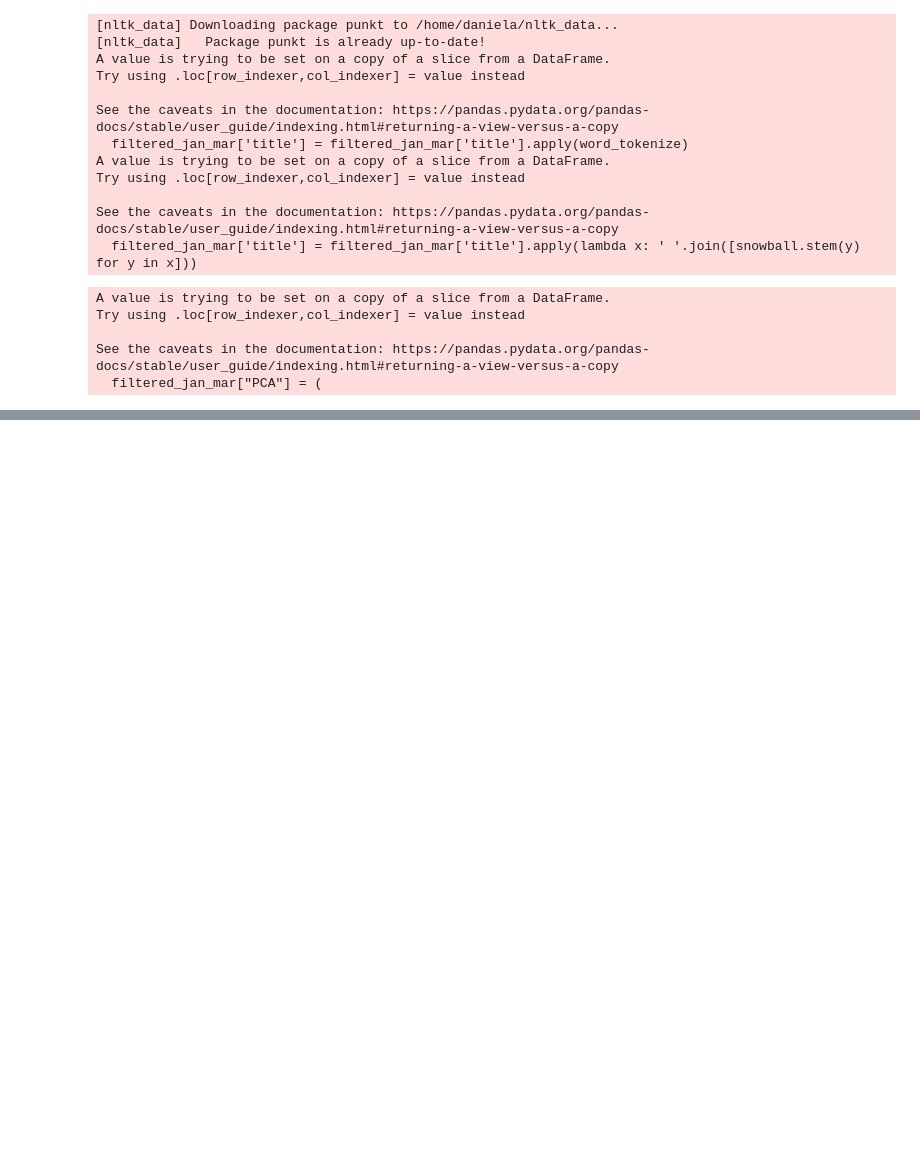
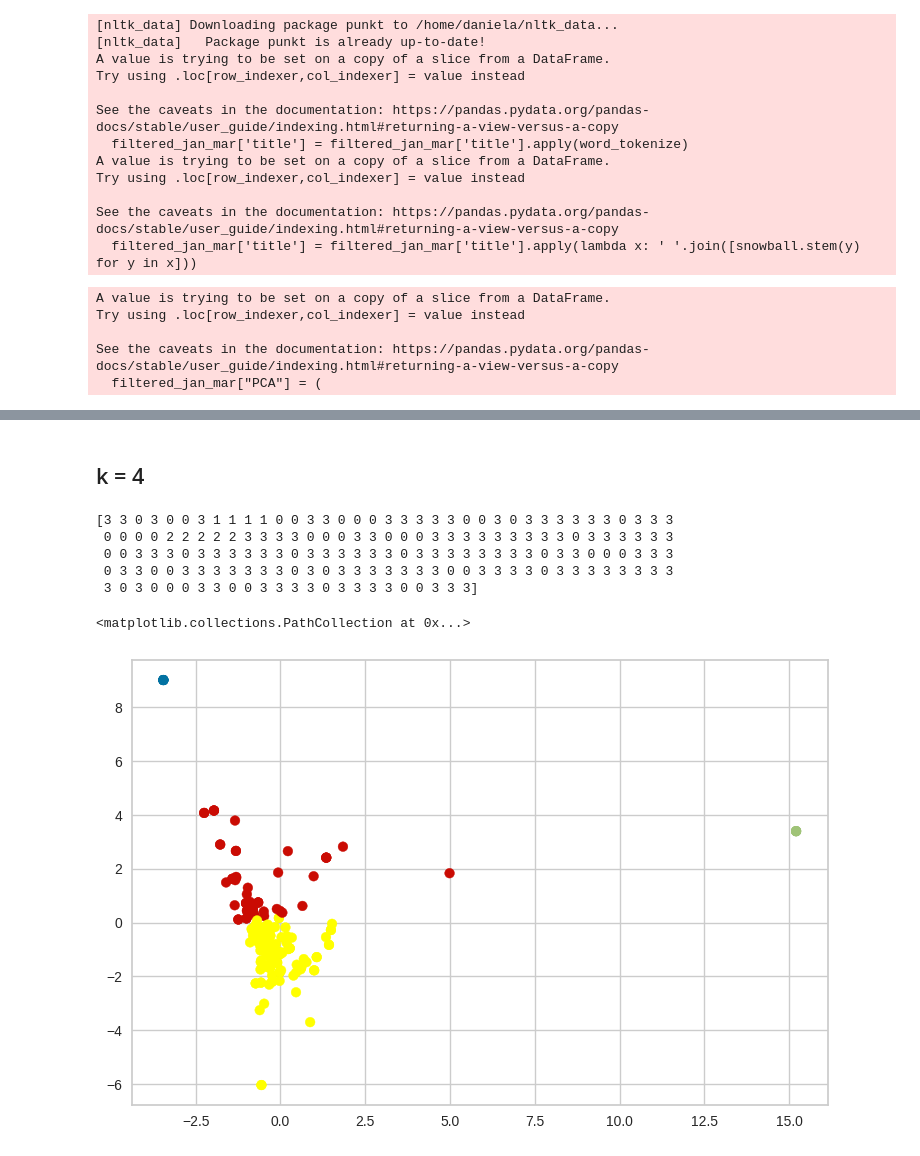
Before and after one commit to danielaczarref/python-kmeans-npl, a Jupyter notebook: VersaoFinal-JAN-MAR.ipynb, the cells around one changed output, grey strips where cells are left out. Drawn from its saved outputs; the diff is of its cells as text; code cells hidden in the pictures; blank space fills up the shorter version.

```diff
--- a/VersaoFinal-JAN-MAR.ipynb
+++ b/VersaoFinal-JAN-MAR.ipynb
@@ -509,0 +250,24 @@ TypeError: unhashable type: 'numpy.ndarray'
+# %% [markdown]
+## k = 4
+# %%
+finalModel2 = filtered_jan_mar['PCA']
+finalModel2 = np.array((list(finalModel)))
+finalModel2
+
+kmeanModel2 = KMeans(n_clusters=4).fit(finalModel2)
+kmeanModel2.fit(finalModel2)
+
+print(kmeanModel2.labels_)
+
+
+LABEL_COLOR_MAP = {0 : 'r',1 : 'g',2 : 'b', 3: 'yellow'}
+label_color = [LABEL_COLOR_MAP[l] for l in kmeanModel2.labels_]
+plt.scatter(finalModel2[:,0], finalModel2[:,1], c=label_color)
+# %% [output]
+[3 3 0 3 0 0 3 1 1 1 1 0 0 3 3 0 0 0 3 3 3 3 3 0 0 3 0 3 3 3 3 3 3 0 3 3 3
+ 0 0 0 0 2 2 2 2 2 3 3 3 3 0 0 0 3 3 0 0 0 3 3 3 3 3 3 3 3 3 0 3 3 3 3 3 3
+ 0 0 3 3 3 0 3 3 3 3 3 3 0 3 3 3 3 3 3 0 3 3 3 3 3 3 3 3 0 3 3 0 0 0 3 3 3
+ 0 3 3 0 0 3 3 3 3 3 3 3 0 3 0 3 3 3 3 3 3 3 0 0 3 3 3 3 0 3 3 3 3 3 3 3 3
+ 3 0 3 0 0 0 3 3 0 0 3 3 3 3 0 3 3 3 3 0 0 3 3 3]
+<matplotlib.collections.PathCollection at 0x...>
+[figure, added]
```
Also changed, not shown: parts of 40 cells of this notebook.
